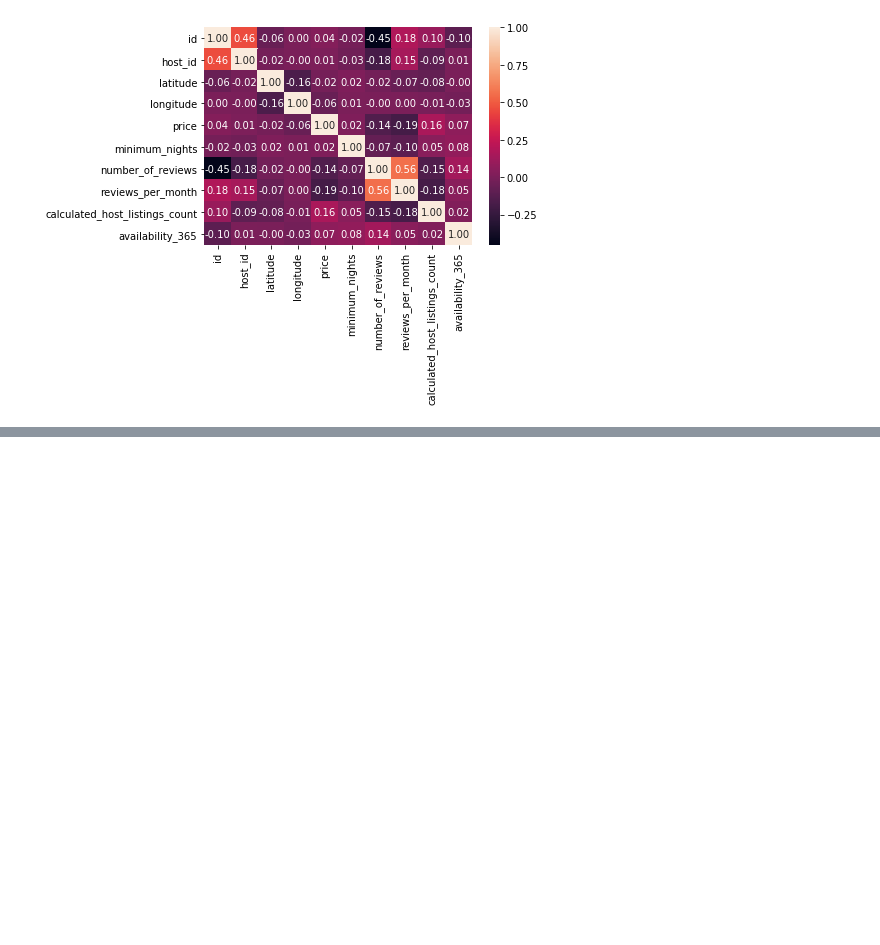
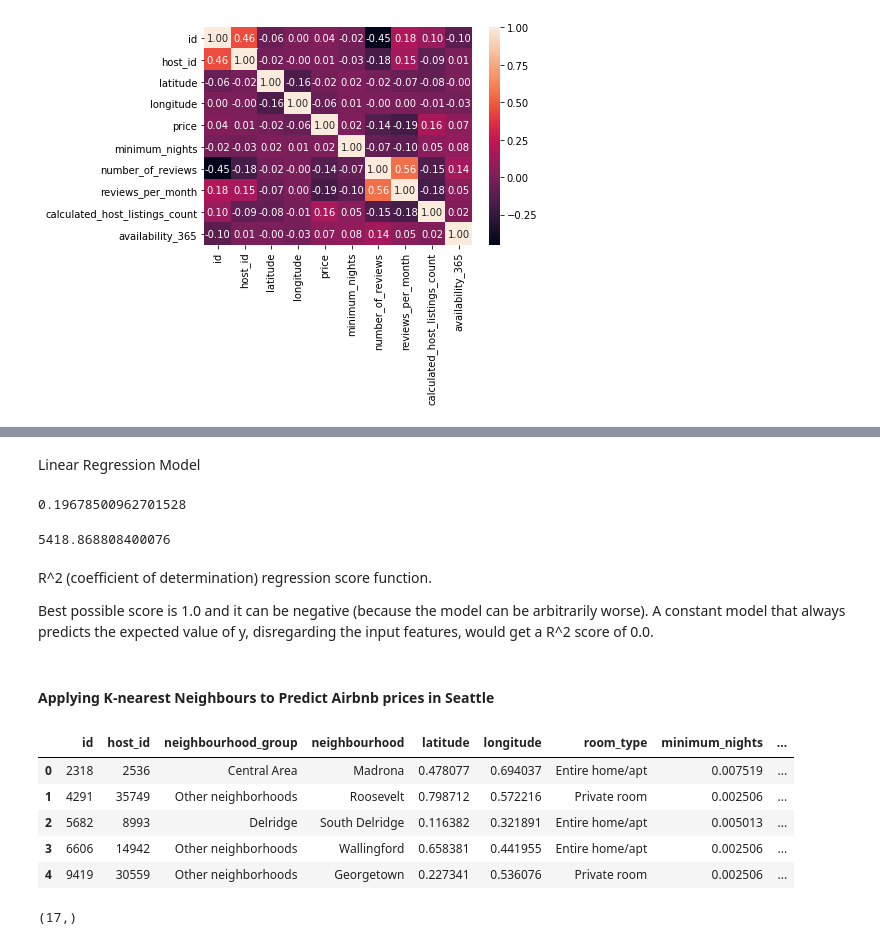
Before and after one commit to SimplifyData/Predict-Airbnb-Prices-in-Seattle, a Jupyter notebook: seattle_airbnb.ipynb, the cells around one changed output, grey strips where cells are left out. Saved outputs shown, nothing was run; the diff lists cells and outputs as text; code cells hidden in the pictures; blank space fills up the shorter version.

```diff
--- a/seattle_airbnb.ipynb
+++ b/seattle_airbnb.ipynb
@@ -906,0 +1295,31 @@ sns.heatmap(airbnb_listing_df.corr(), annot = True, fmt = '.2f')
+# %% [markdown]
+Linear Regression Model
+# %%
+lm_model = LinearRegression(normalize=True)
+lm_model.fit(X_train, y_train)
+y_test_preds = lm_model.predict(X_test)# Predictions here
+r2_test = r2_score(y_test, y_test_preds)
+
+r2_test
+# %% [output]
+0.19678500962701528
+# %%
+linear_mean_sq_err = mean_squared_error(y_test, y_test_preds)
+linear_mean_sq_err ** 1/2
+# %% [output]
+5418.868808400076
+# %% [markdown]
+R^2 (coefficient of determination) regression score function.
+
+Best possible score is 1.0 and it can be negative (because the model can be arbitrarily worse). A constant model that always predicts the expected value of y, disregarding the input features, would get a R^2 score of 0.0.
+# %% [markdown]
+#### Applying K-nearest Neighbours to Predict Airbnb prices in Seattle
+# %%
+features_normalized.head()
+# %% [output]
+|  | id | host_id | neighbourhood_group | neighbourhood | latitude | longitude | room_type | minimum_nights | ... |
+| 0 | 2318 | 2536 | Central Area | Madrona | 0.478077 | 0.694037 | Entire home/apt | 0.007519 | ... |
+| 1 | 4291 | 35749 | Other neighborhoods | Roosevelt | 0.798712 | 0.572216 | Private room | 0.002506 | ... |
+| 2 | 5682 | 8993 | Delridge | South Delridge | 0.116382 | 0.321891 | Entire home/apt | 0.005013 | ... |
+| 3 | 6606 | 14942 | Other neighborhoods | Wallingford | 0.658381 | 0.441955 | Entire home/apt | 0.002506 | ... |
+| 4 | 9419 | 30559 | Other neighborhoods | Georgetown | 0.227341 | 0.536076 | Private room | 0.002506 | ... |
@@ -906,0 +1328,4 @@ sns.heatmap(airbnb_listing_df.corr(), annot = True, fmt = '.2f')
+# %%
+features_knn.neighbourhood_group.unique().shape
+# %% [output]
+(17,)
```
Also changed, not shown: parts of 57 cells of this notebook.
